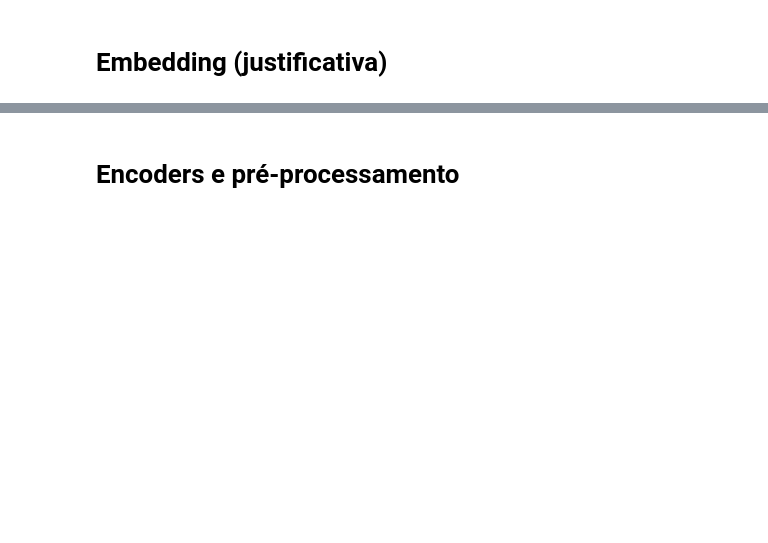
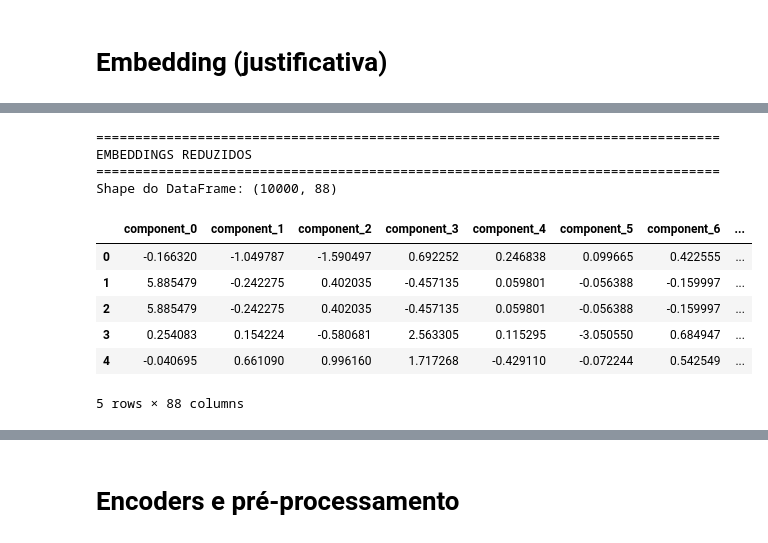
Before and after one commit to brunofbrandaoo/projeto-final-aprendizagem-de-maquina, a Jupyter notebook: src/projeto_final.ipynb, the cells around one changed output, grey strips where cells are left out. Saved outputs shown, nothing was run; the diff lists cells and outputs as text; code cells hidden in the pictures; blank space fills up the shorter version.

```diff
--- a/src/projeto_final.ipynb
+++ b/src/projeto_final.ipynb
@@ -43,6 +44,7 @@ WARNING:tensorflow:From C:\Users\bruno\AppData\Local\Packages\PythonSoftwareFoun
 df = pd.read_csv('../data/data_bq.csv')
 random_state = 30
 colors = Colors()
+pca_explainability = 0.96
 # %%
 # Verificar estrutura básica dos dados
 print_header("ESTRUTURA DO DATASET", colors.text_cyan)
@@ -327,0 +380,24 @@ colorfull_print(f"Shape dos embeddings: {embeddings.shape}", colors.text_yellow)
+# %%
+# PCA com 96% de explicabilidade
+pca = PCA(n_components=pca_explainability, random_state=random_state)
+embeddings_reduced = pca.fit_transform(embedding_df)
+# %%
+embeddings_reduced_df = pd.DataFrame(
+    embeddings_reduced,
+    columns=[f'component_{i}' for i in range(embeddings_reduced.shape[1])]
+)
+print_header("EMBEDDINGS REDUZIDOS", colors.text_cyan)
+colorfull_print(f"Shape do DataFrame: {embeddings_reduced_df.shape}", colors.text_green)
+embeddings_reduced_df.head()
+# %% [output]
+================================================================================
+EMBEDDINGS REDUZIDOS
+================================================================================
+Shape do DataFrame: (10000, 88)
+|  | component_0 | component_1 | component_2 | component_3 | component_4 | component_5 | component_6 | ... |
+| 0 | -0.166320 | -1.049787 | -1.590497 | 0.692252 | 0.246838 | 0.099665 | 0.422555 | ... |
+| 1 | 5.885479 | -0.242275 | 0.402035 | -0.457135 | 0.059801 | -0.056388 | -0.159997 | ... |
+| 2 | 5.885479 | -0.242275 | 0.402035 | -0.457135 | 0.059801 | -0.056388 | -0.159997 | ... |
+| 3 | 0.254083 | 0.154224 | -0.580681 | 2.563305 | 0.115295 | -3.050550 | 0.684947 | ... |
+| 4 | -0.040695 | 0.661090 | 0.996160 | 1.717268 | -0.429110 | -0.072244 | 0.542549 | ... |
+5 rows × 88 columns
```
Also changed, not shown: parts of 15 cells of this notebook.
